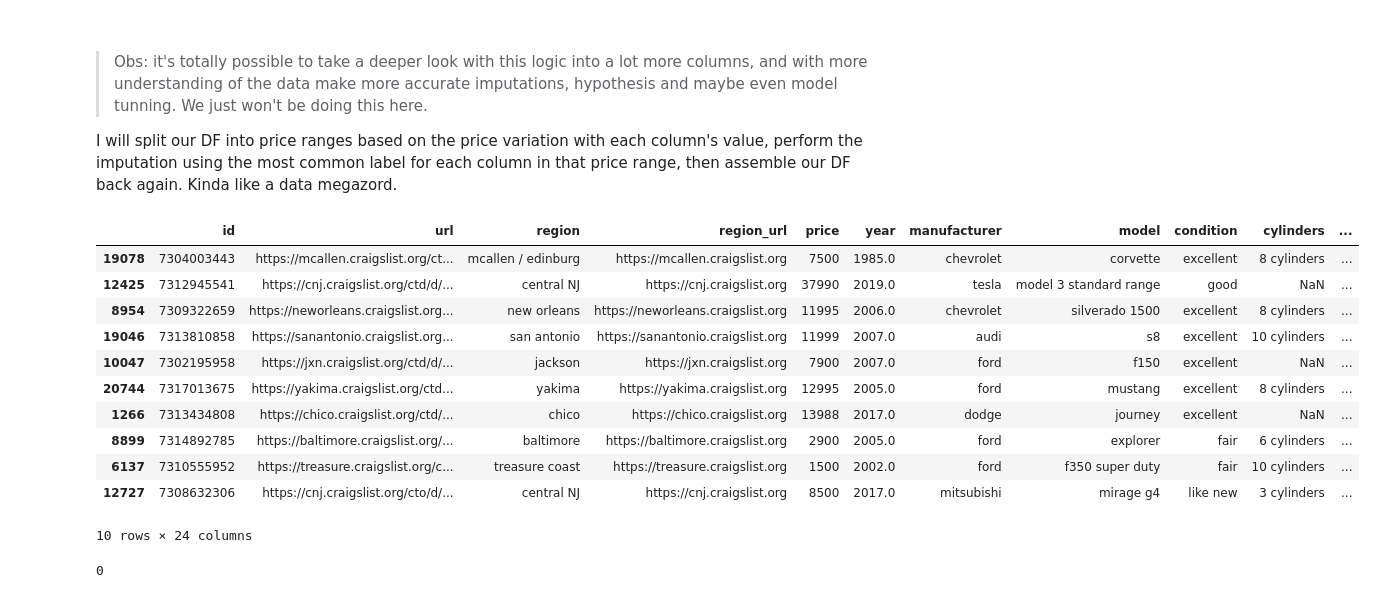
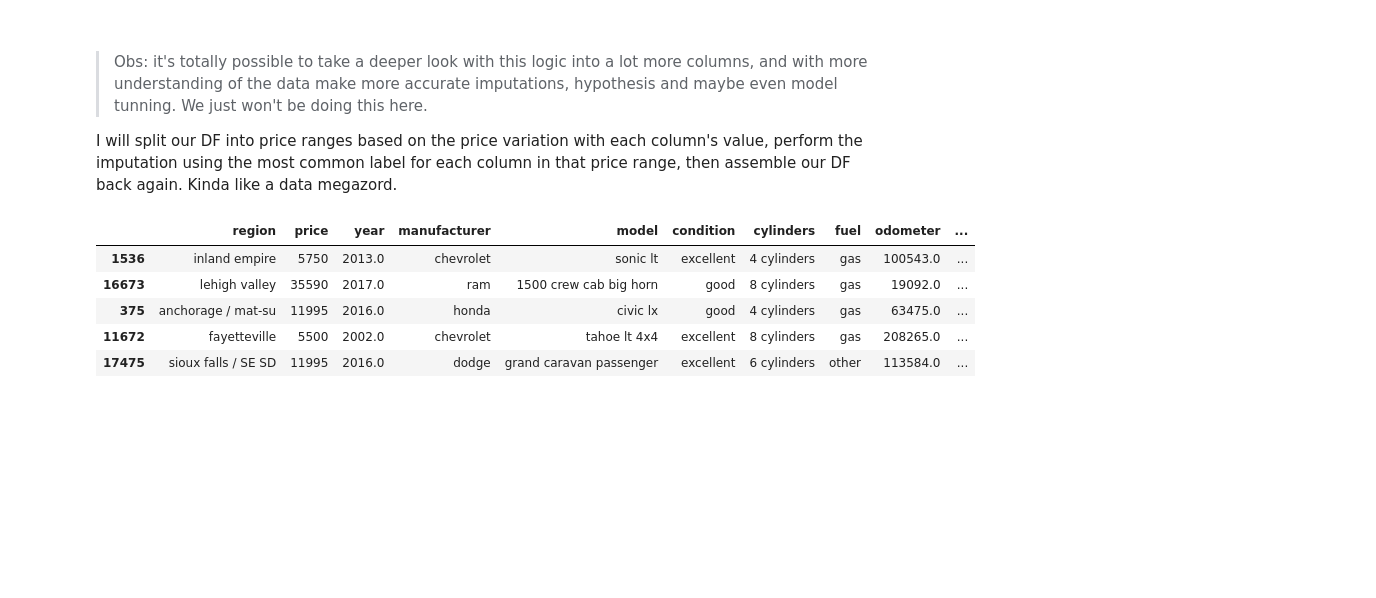
Before and after one commit to guicttram/used-cars-price-prediction, a Jupyter notebook: Price Prediction.ipynb, the cells around one changed output. Drawn from its saved outputs; the diff is of its cells as text; code cells hidden in the pictures; blank space fills up the shorter version.

```diff
--- a/Price Prediction.ipynb
+++ b/Price Prediction.ipynb
@@ -83,0 +80,6 @@ Now we will perform an exploratory data analysis (EDA) process, in order to bett
+# %%
+cols_to_delete = [
+    'id', 'url', 'region_url', 'title_status', 'VIN',
+    'image_url', 'description', 'posting_date', 'lat', 'long'
+]
+df = df.drop(cols_to_delete, axis=1)
@@ -200,2 +174,0 @@ Higher threshold:  57507.5
-# %%
-df = df[(df['price'] >= lower_threshold) & (df['price'] <= higher_threshold)]
@@ -201,0 +195,7 @@ df = df[(df['price'] >= lower_threshold) & (df['price'] <= higher_threshold)]
+# %%
+from functions import remove_outliers
+
+for column in df.columns:
+    if df[column].dtype in ['int64', 'float64']:
+        df = remove_outliers(df, column)
+        print('------------------------------------------------\n')
@@ -222,34 +240,24 @@ I will split our DF into price ranges based on the price variation with each col
 # %%
 df_conditions = [
     df[df.price <= 5000],
     df[(df.price > 5000) & (df.price <= 10000)],
     df[(df.price > 10000) & (df.price <= 20000)],
     df[(df.price > 20000) & (df.price <= 25000)],
     df[df.price > 25000]
 ]
 
 for dataframe in df_conditions:
     dataframe['condition'] = dataframe['condition'].fillna(dataframe['condition'].mode()[0])
 
 df = pd.concat(df_conditions)
-df.sample(10)
+df.sample(5)
 # %% [output]
-|  | id | url | region | region_url | price | year | manufacturer | model | condition | cylinders | ... |
-| 19078 | 7304003443 | https://mcallen.craigslist.org/ct... | mcallen / edinburg | https://mcallen.craigslist.org | 7500 | 1985.0 | chevrolet | corvette | excellent | 8 cylinders | ... |
-| 12425 | 7312945541 | https://cnj.craigslist.org/ctd/d/... | central NJ | https://cnj.craigslist.org | 37990 | 2019.0 | tesla | model 3 standard range | good | NaN | ... |
-| 8954 | 7309322659 | https://neworleans.craigslist.org... | new orleans | https://neworleans.craigslist.org | 11995 | 2006.0 | chevrolet | silverado 1500 | excellent | 8 cylinders | ... |
-| 19046 | 7313810858 | https://sanantonio.craigslist.org... | san antonio | https://sanantonio.craigslist.org | 11999 | 2007.0 | audi | s8 | excellent | 10 cylinders | ... |
-| 10047 | 7302195958 | https://jxn.craigslist.org/ctd/d/... | jackson | https://jxn.craigslist.org | 7900 | 2007.0 | ford | f150 | excellent | NaN | ... |
-| 20744 | 7317013675 | https://yakima.craigslist.org/ctd... | yakima | https://yakima.craigslist.org | 12995 | 2005.0 | ford | mustang | excellent | 8 cylinders | ... |
-| 1266 | 7313434808 | https://chico.craigslist.org/ctd/... | chico | https://chico.craigslist.org | 13988 | 2017.0 | dodge | journey | excellent | NaN | ... |
-| 8899 | 7314892785 | https://baltimore.craigslist.org/... | baltimore | https://baltimore.craigslist.org | 2900 | 2005.0 | ford | explorer | fair | 6 cylinders | ... |
-| 6137 | 7310555952 | https://treasure.craigslist.org/c... | treasure coast | https://treasure.craigslist.org | 1500 | 2002.0 | ford | f350 super duty | fair | 10 cylinders | ... |
-| 12727 | 7308632306 | https://cnj.craigslist.org/cto/d/... | central NJ | https://cnj.craigslist.org | 8500 | 2017.0 | mitsubishi | mirage g4 | like new | 3 cylinders | ... |
+|  | region | price | year | manufacturer | model | condition | cylinders | fuel | odometer | ... |
+| 1536 | inland empire | 5750 | 2013.0 | chevrolet | sonic lt | excellent | 4 cylinders | gas | 100543.0 | ... |
+| 16673 | lehigh valley | 35590 | 2017.0 | ram | 1500 crew cab big horn | good | 8 cylinders | gas | 19092.0 | ... |
+| 375 | anchorage / mat-su | 11995 | 2016.0 | honda | civic lx | good | 4 cylinders | gas | 63475.0 | ... |
+| 11672 | fayetteville | 5500 | 2002.0 | chevrolet | tahoe lt 4x4 | excellent | 8 cylinders | gas | 208265.0 | ... |
+| 17475 | sioux falls / SE SD | 11995 | 2016.0 | dodge | grand caravan passenger | excellent | 6 cylinders | other | 113584.0 | ... |
-10 rows × 24 columns
-# %%
-df.condition.isna().sum()
-# %% [output]
-0
 # %%
 df_drive = [
     df[df.price <= 17000],
```
Also changed, not shown: parts of 30 cells of this notebook, 1 other file.
